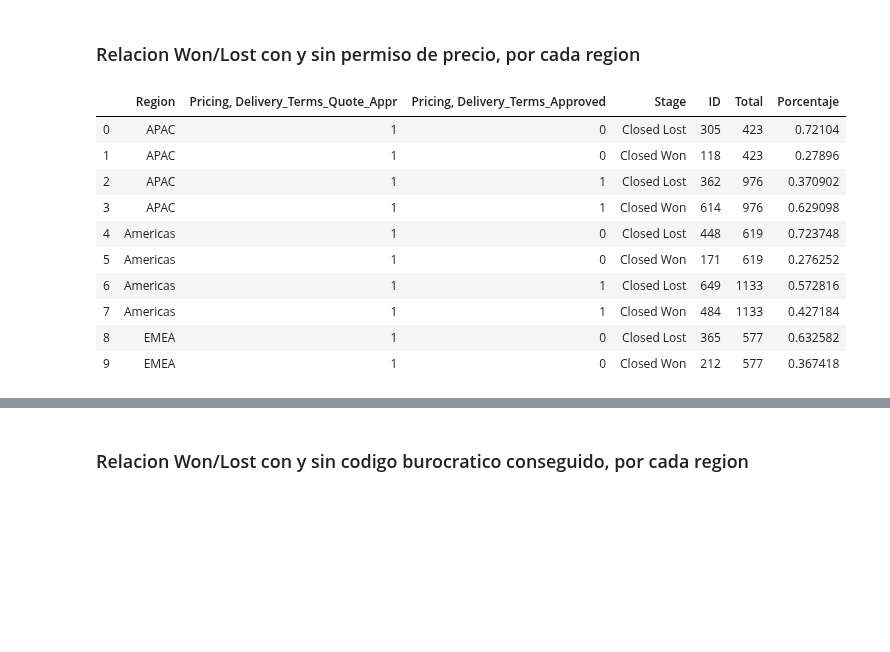
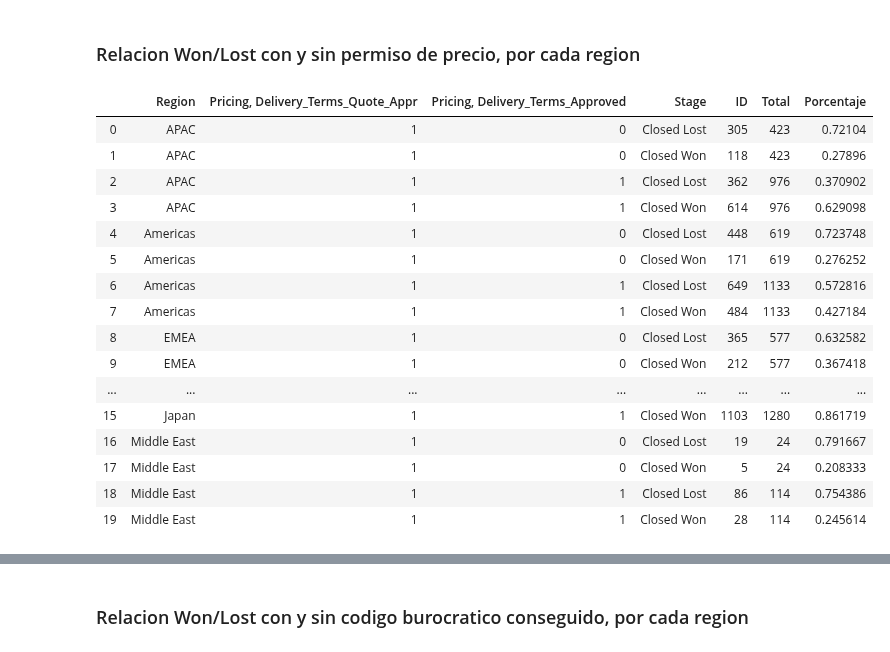
Before and after one commit to FernandoSinisi/Orga-Datos-2C-2020, a Jupyter notebook: TP1/Otros_graficos.ipynb, the cells around one changed output, grey strips where cells are left out. Cells and saved outputs as stored; diff of their text form; code cells hidden in the pictures; blank space fills up the shorter version.

```diff
--- a/TP1/Otros_graficos.ipynb
+++ b/TP1/Otros_graficos.ipynb
@@ -240,21 +240,27 @@ g.legend(title='Trimestre')
 # %%
 df_x_region_x_permiso_price = df[((df["Stage"] == "Closed Won") | (df["Stage"] == "Closed Lost")) & (df["Pricing, Delivery_Terms_Quote_Appr"] == 1)].groupby(["Region", "Pricing, Delivery_Terms_Quote_Appr","Pricing, Delivery_Terms_Approved", "Stage", "Opportunity_ID"]).agg({"ID": 'count'}).reset_index()
 df_x_region_x_permiso_price = df_x_region_x_permiso_price.groupby(["Region", "Pricing, Delivery_Terms_Quote_Appr","Pricing, Delivery_Terms_Approved", "Stage"]).agg({"ID": 'count'}).reset_index()
 df_x_region_x_permiso_price["Total"] = df_x_region_x_permiso_price.groupby(["Region", "Pricing, Delivery_Terms_Quote_Appr","Pricing, Delivery_Terms_Approved"]).transform('sum')["ID"]
 df_x_region_x_permiso_price["Porcentaje"] = df_x_region_x_permiso_price["ID"] / df_x_region_x_permiso_price["Total"]
-df_x_region_x_permiso_price.head(10)
+df_x_region_x_permiso_price
 # %% [output]
 |  | Region | Pricing, Delivery_Terms_Quote_Appr | Pricing, Delivery_Terms_Approved | Stage | ID | Total | Porcentaje |
 | 0 | APAC | 1 | 0 | Closed Lost | 305 | 423 | 0.72104 |
 | 1 | APAC | 1 | 0 | Closed Won | 118 | 423 | 0.27896 |
 | 2 | APAC | 1 | 1 | Closed Lost | 362 | 976 | 0.370902 |
 | 3 | APAC | 1 | 1 | Closed Won | 614 | 976 | 0.629098 |
 | 4 | Americas | 1 | 0 | Closed Lost | 448 | 619 | 0.723748 |
 | 5 | Americas | 1 | 0 | Closed Won | 171 | 619 | 0.276252 |
 | 6 | Americas | 1 | 1 | Closed Lost | 649 | 1133 | 0.572816 |
 | 7 | Americas | 1 | 1 | Closed Won | 484 | 1133 | 0.427184 |
 | 8 | EMEA | 1 | 0 | Closed Lost | 365 | 577 | 0.632582 |
 | 9 | EMEA | 1 | 0 | Closed Won | 212 | 577 | 0.367418 |
+| ... | ... | ... | ... | ... | ... | ... | ... |
+| 15 | Japan | 1 | 1 | Closed Won | 1103 | 1280 | 0.861719 |
+| 16 | Middle East | 1 | 0 | Closed Lost | 19 | 24 | 0.791667 |
+| 17 | Middle East | 1 | 0 | Closed Won | 5 | 24 | 0.208333 |
+| 18 | Middle East | 1 | 1 | Closed Lost | 86 | 114 | 0.754386 |
+| 19 | Middle East | 1 | 1 | Closed Won | 28 | 114 | 0.245614 |
 # %%
 df_closed_won_sin_permiso = df_x_region_x_permiso_price.loc[(df_x_region_x_permiso_price["Stage"] == "Closed Won") & \
                                 (df_x_region_x_permiso_price["Pricing, Delivery_Terms_Quote_Appr"] == 1) & \
```
Also changed, not shown: parts of 17 cells of this notebook, 2 other files.
